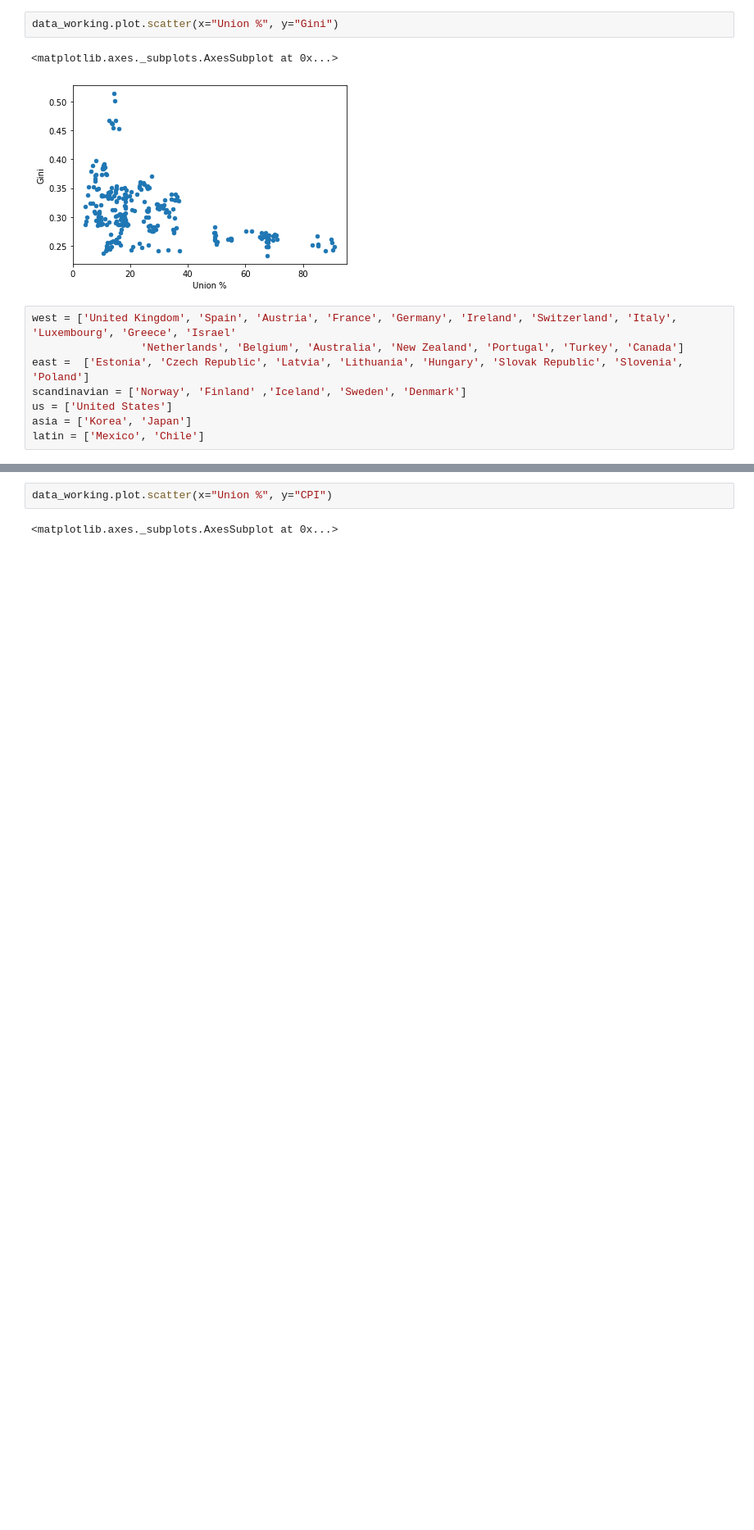
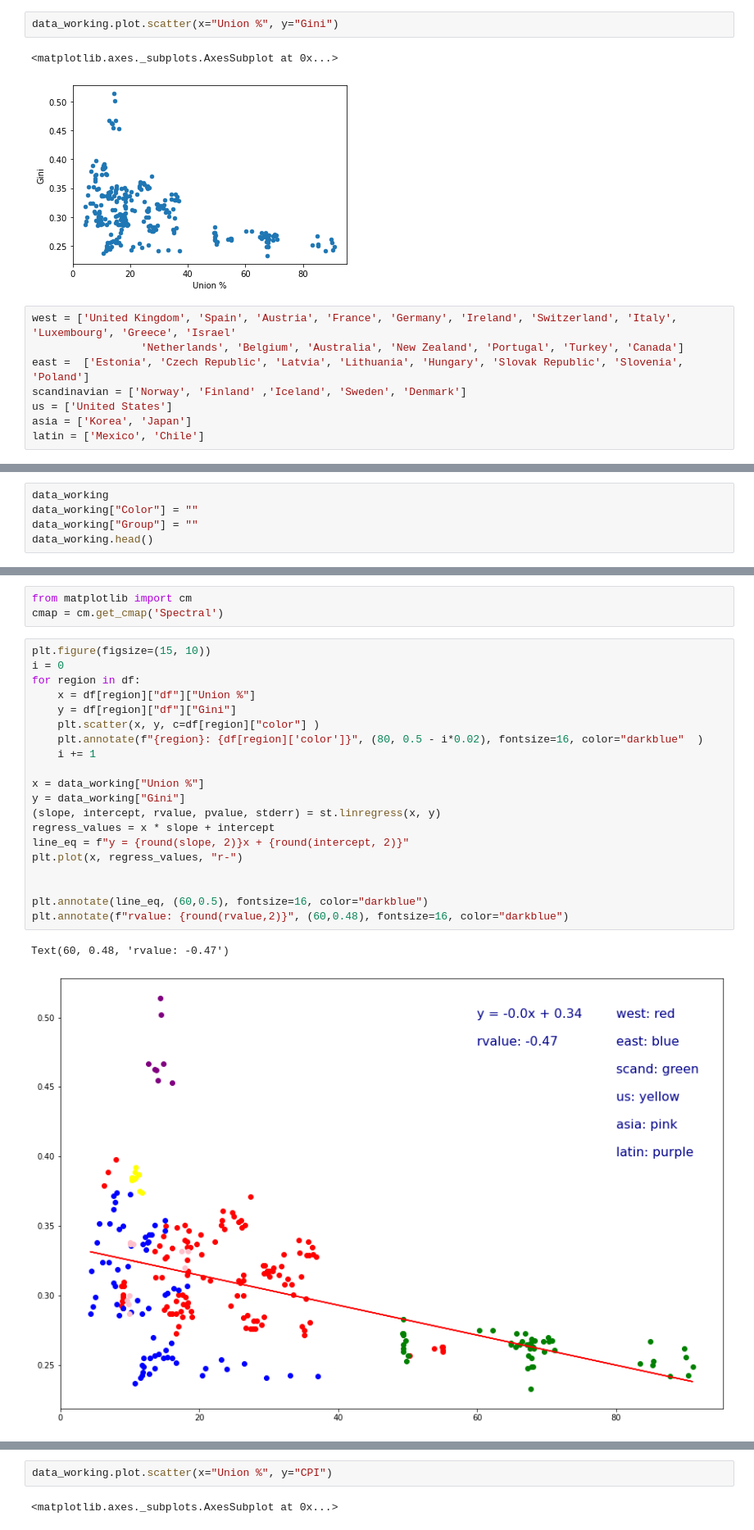
Before and after one commit to Simon-Xu-Lan/Data-Project-1-Income-Inequality, a Jupyter notebook: simon.ipynb, the cells around one changed output, grey strips where cells are left out. Shown at 82% size. Saved outputs shown, nothing was run; the diff lists cells and outputs as text; blank space fills up the shorter version.

```diff
--- a/simon.ipynb
+++ b/simon.ipynb
@@ -522,0 +506,5 @@ data_working
+# %%
+data_working
+data_working["Color"] = ""
+data_working["Group"] = ""
+data_working.head()
@@ -533,0 +548,26 @@ for index, row in data_working.iterrows():
+# %%
+from matplotlib import cm
+cmap = cm.get_cmap('Spectral')
+# %%
+plt.figure(figsize=(15, 10))
+i = 0
+for region in df:
+    x = df[region]["df"]["Union %"]
+    y = df[region]["df"]["Gini"]
+    plt.scatter(x, y, c=df[region]["color"] )
+    plt.annotate(f"{region}: {df[region]['color']}", (80, 0.5 - i*0.02), fontsize=16, color="darkblue"  )
+    i += 1
+
+x = data_working["Union %"]
+y = data_working["Gini"]
+(slope, intercept, rvalue, pvalue, stderr) = st.linregress(x, y)
+regress_values = x * slope + intercept
+line_eq = f"y = {round(slope, 2)}x + {round(intercept, 2)}"
+plt.plot(x, regress_values, "r-")
+
+
+plt.annotate(line_eq, (60,0.5), fontsize=16, color="darkblue")
+plt.annotate(f"rvalue: {round(rvalue,2)}", (60,0.48), fontsize=16, color="darkblue")
+# %% [output]
+Text(60, 0.48, 'rvalue: -0.47')
+[figure, added]
```
Also changed, not shown: parts of 15 cells of this notebook, 1 other file.
